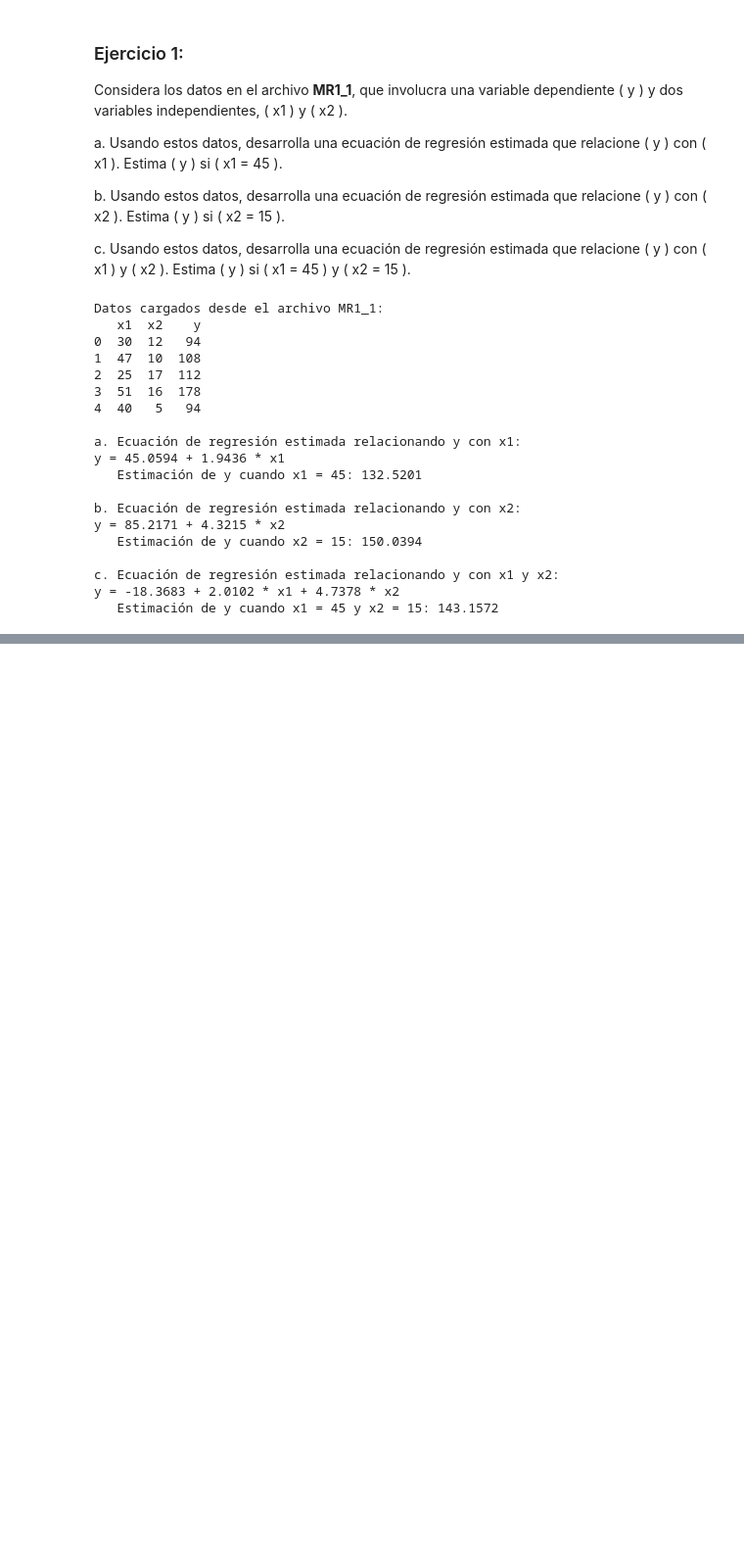
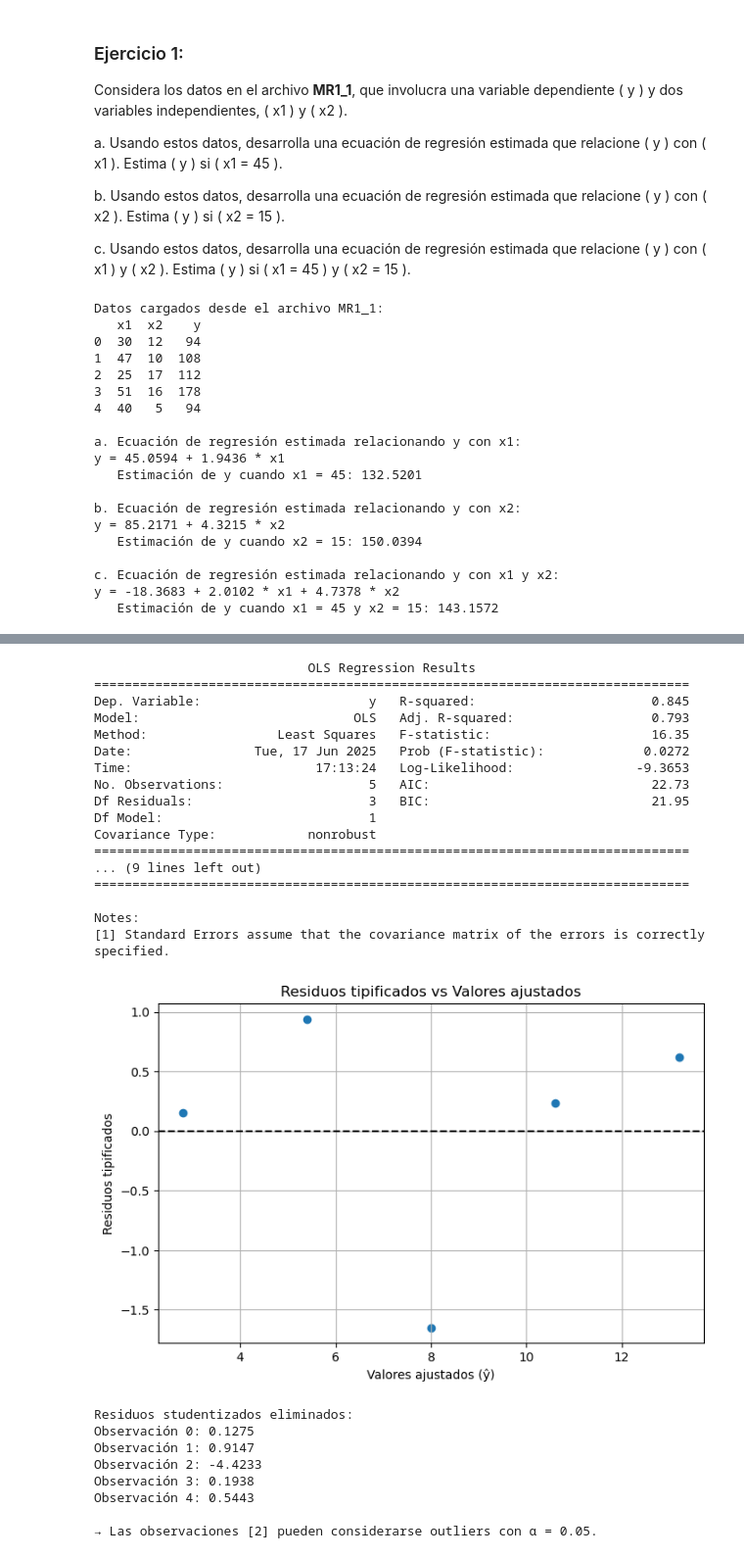
Before and after one commit to Fenanes/Boletines-Herramientas-Estad-sticas, a Jupyter notebook: 2.1/E2.1.ipynb, the cells around one changed output, grey strips where cells are left out. Shown: that part at 98% size. Drawn from its saved outputs; the diff is of its cells as text; code cells hidden in the pictures; blank space fills up the shorter version.

```diff
--- a/2.1/E2.1.ipynb
+++ b/2.1/E2.1.ipynb
@@ -89,0 +648,64 @@ y = -18.3683 + 2.0102 * x1 + 4.7378 * x2
+# %%
+# Cargar y renombrar columnas por si acaso
+df = pd.read_excel("MR1_4.xlsx")
+df.columns = ["x", "y"]  # aseguramos nombres válidos
+
+# Ajustar modelo de regresión lineal simple
+model = smf.ols("y ~ x", data=df).fit()
+print(model.summary())
+
+# b. Gráfico de residuos tipificados frente a los valores ajustados
+fitted_vals = model.fittedvalues
+standardized_residuals = model.get_influence().resid_studentized_internal
+
+plt.figure(figsize=(8, 5))
+plt.scatter(fitted_vals, standardized_residuals)
+plt.axhline(y=0, color="black", linestyle="--")
+plt.xlabel("Valores ajustados (ŷ)")
+plt.ylabel("Residuos tipificados")
+plt.title("Residuos tipificados vs Valores ajustados")
+plt.grid(True)
+plt.show()
+
+# c. Cálculo de residuos studentizados eliminados
+influence = model.get_influence()
+studentized_deleted = influence.resid_studentized_external
+
+# Identificación de posibles outliers
+outliers = np.where(np.abs(studentized_deleted) > 2)[0]
+
+print("\nResiduos studentizados eliminados:")
+for i, val in enumerate(studentized_deleted):
+    print(f"Observación {i}: {val:.4f}")
+
+if len(outliers) > 0:
+    print(f"\n→ Las observaciones {outliers.tolist()} pueden considerarse outliers con α = 0.05.")
+else:
+    print("\n→ No hay observaciones que puedan considerarse outliers con α = 0.05.")
+# %% [output]
+                            OLS Regression Results
+==============================================================================
+Dep. Variable:                      y   R-squared:                       0.845
+Model:                            OLS   Adj. R-squared:                  0.793
+Method:                 Least Squares   F-statistic:                     16.35
+Date:                Tue, 17 Jun 2025   Prob (F-statistic):             0.0272
+Time:                        17:13:24   Log-Likelihood:                -9.3653
+No. Observations:                   5   AIC:                             22.73
+Df Residuals:                       3   BIC:                             21.95
+Df Model:                           1
+Covariance Type:            nonrobust
+==============================================================================
+... (9 lines left out)
+==============================================================================
+
+Notes:
+[1] Standard Errors assume that the covariance matrix of the errors is correctly specified.
+[figure, added]
+Residuos studentizados eliminados:
+Observación 0: 0.1275
+Observación 1: 0.9147
+Observación 2: -4.4233
+Observación 3: 0.1938
+Observación 4: 0.5443
+
+→ Las observaciones [2] pueden considerarse outliers con α = 0.05.
```
Also changed, not shown: parts of 34 cells of this notebook, 14 other files.
